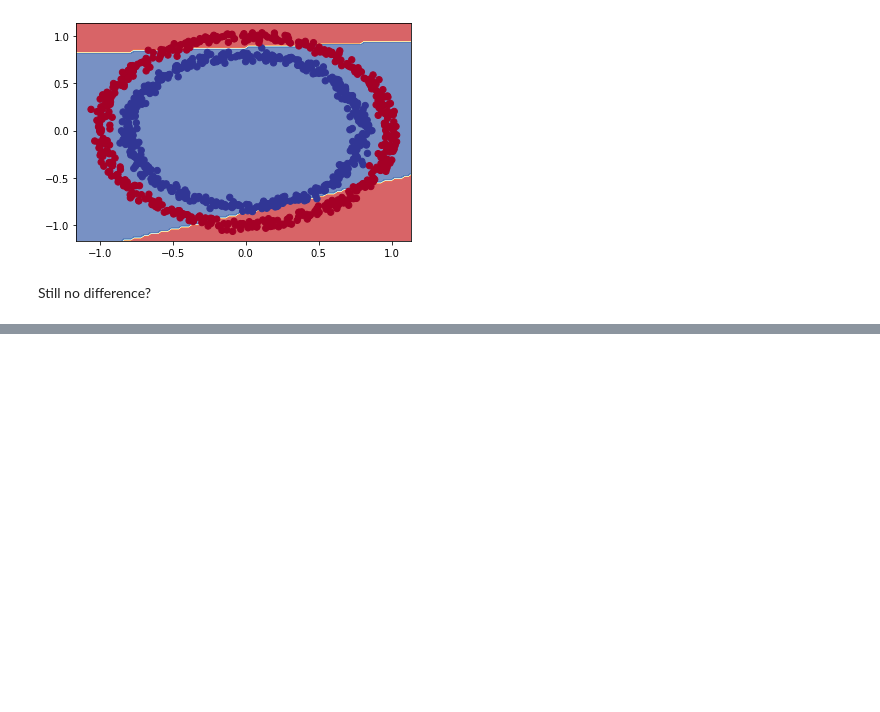
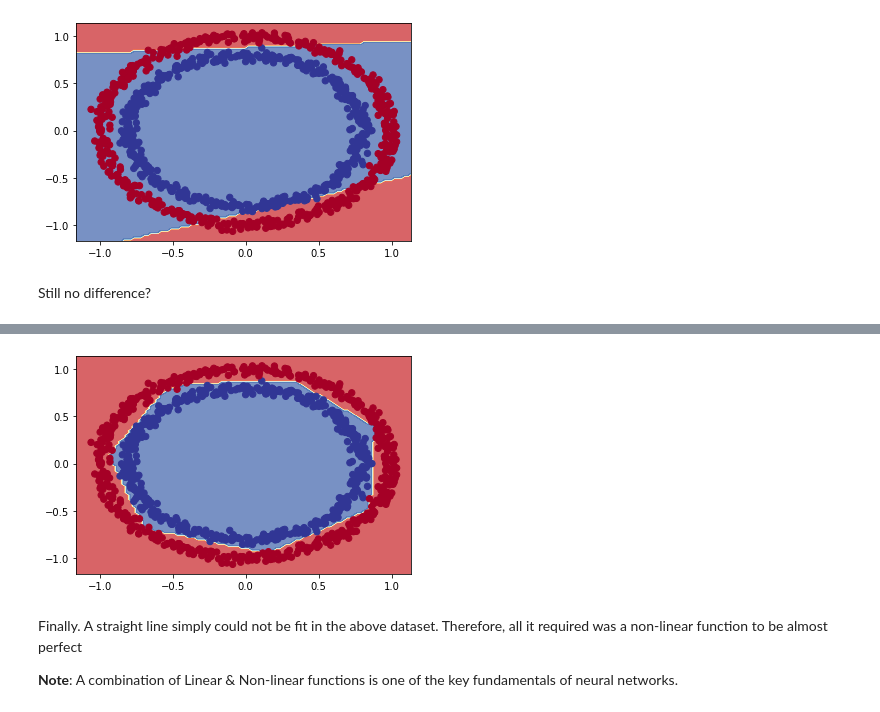
Before and after one commit to Ammar-Raneez/TF_Learning_ZTM, a Jupyter notebook: tensorflow-classification.ipynb, the cells around one changed output, grey strips where cells are left out. Drawn from its saved outputs; the diff is of its cells as text; code cells hidden in the pictures; blank space fills up the shorter version.

Commit message:
Add sigmoid activation function

```diff
--- a/tensorflow-classification.ipynb
+++ b/tensorflow-classification.ipynb
@@ -485,3 +485,22 @@ doing binary classifcation...
 [figure]
 # %% [markdown]
 Still no difference?
+# %%
+# Add activation function for output layer
+tf.random.set_seed(42)
+
+model_7 = tf.keras.Sequential([
+    tf.keras.layers.Dense(4, activation='relu'),
+    tf.keras.layers.Dense(4, activation='relu'),
+
+    # Sigmoid is tailored for binary classification (converts output to a value 0-1)
+    tf.keras.layers.Dense(1, activation='sigmoid')
+])
+
+model_7.compile(
+    loss=tf.keras.losses.binary_crossentropy,
+    optimizer=tf.keras.optimizers.Adam(),
+    metrics=['accuracy']
+)
+
+history = model_7.fit(X, y, epochs=200)
@@ -487,0 +525,3 @@ Still no difference?
+# %%
+plot_decision_boundary(model_7, X, y)
+# %% [output]
@@ -487,0 +530,6 @@ Still no difference?
+[figure, added]
+# %% [markdown]
+Finally.
+A straight line simply could not be fit in the above dataset. Therefore, all it required was a non-linear function to be almost perfect
+
+**Note**: A combination of Linear & Non-linear functions is one of the key fundamentals of neural networks.
```
Also changed, not shown: parts of 2 cells of this notebook.
